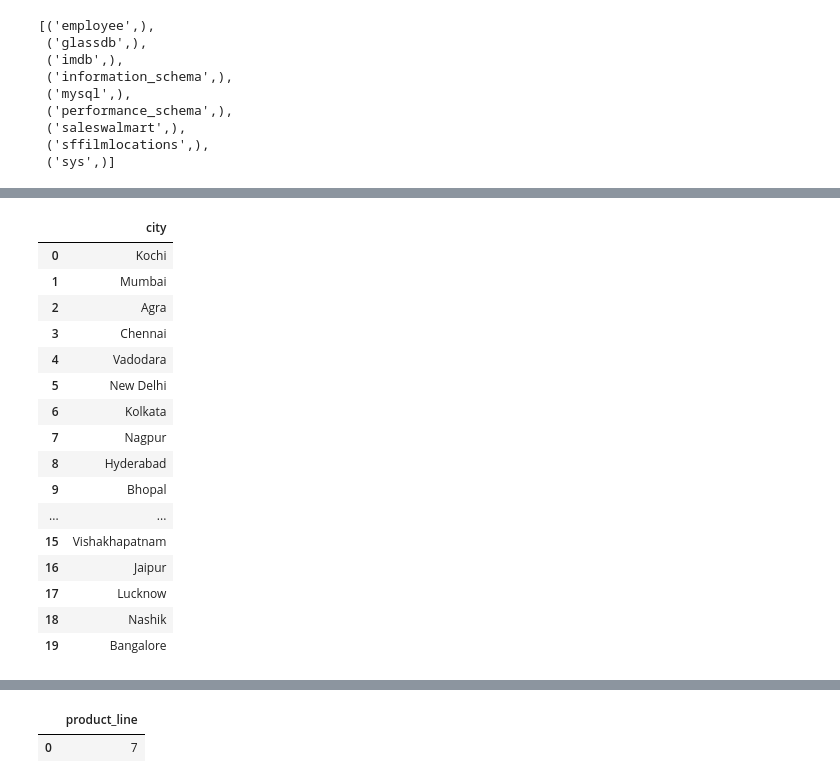
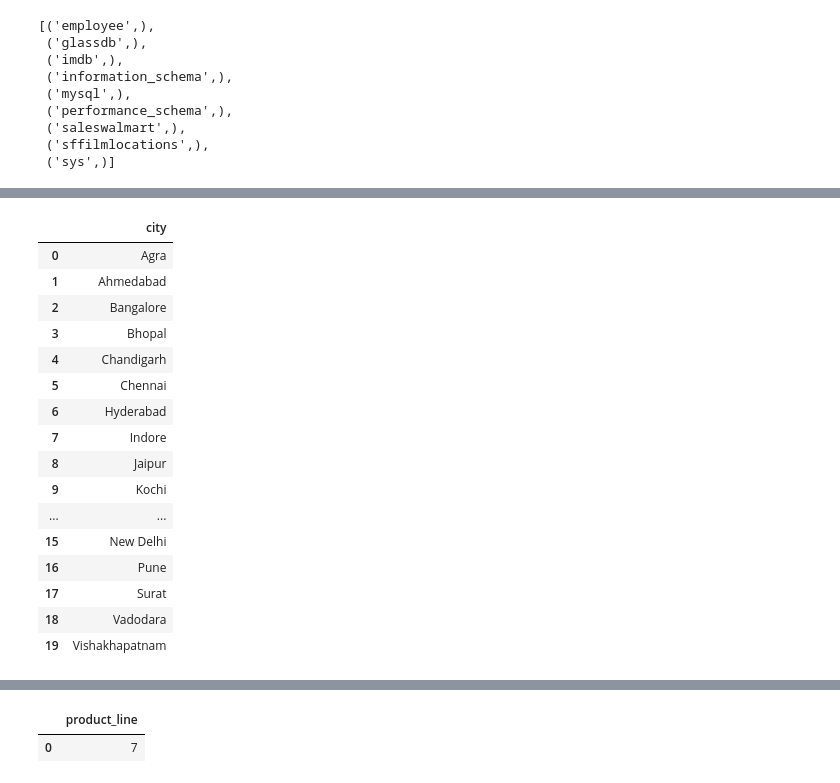
Before and after one commit to manthanvarma/walmart_sales_analysis, a Jupyter notebook: walmart_sales_analysis.ipynb, the cells around one changed output, grey strips where cells are left out. Drawn from its saved outputs; the diff is of its cells as text; code cells hidden in the pictures.

```diff
--- a/walmart_sales_analysis.ipynb
+++ b/walmart_sales_analysis.ipynb
@@ -197,27 +193,27 @@ memory usage: 147.8+ KB
 # %%
 # to check how many distinct cities are there
 
-query = 'select distinct city from wmsales'
+query = 'select distinct city from wmsales order by city asc'
 df = pd.read_sql(query, con=engine)
 df
 # %% [output]
 |  | city |
-| 0 | Kochi |
-| 1 | Mumbai |
-| 2 | Agra |
-| 3 | Chennai |
-| 4 | Vadodara |
-| 5 | New Delhi |
-| 6 | Kolkata |
-| 7 | Nagpur |
-| 8 | Hyderabad |
-| 9 | Bhopal |
+| 0 | Agra |
+| 1 | Ahmedabad |
+| 2 | Bangalore |
+| 3 | Bhopal |
+| 4 | Chandigarh |
+| 5 | Chennai |
+| 6 | Hyderabad |
+| 7 | Indore |
+| 8 | Jaipur |
+| 9 | Kochi |
 | ... | ... |
-| 15 | Vishakhapatnam |
-| 16 | Jaipur |
-| 17 | Lucknow |
-| 18 | Nashik |
-| 19 | Bangalore |
+| 15 | New Delhi |
+| 16 | Pune |
+| 17 | Surat |
+| 18 | Vadodara |
+| 19 | Vishakhapatnam |
 # %%
 # to check in which city is each branch
 
```
Also changed, not shown: parts of 30 cells of this notebook.
